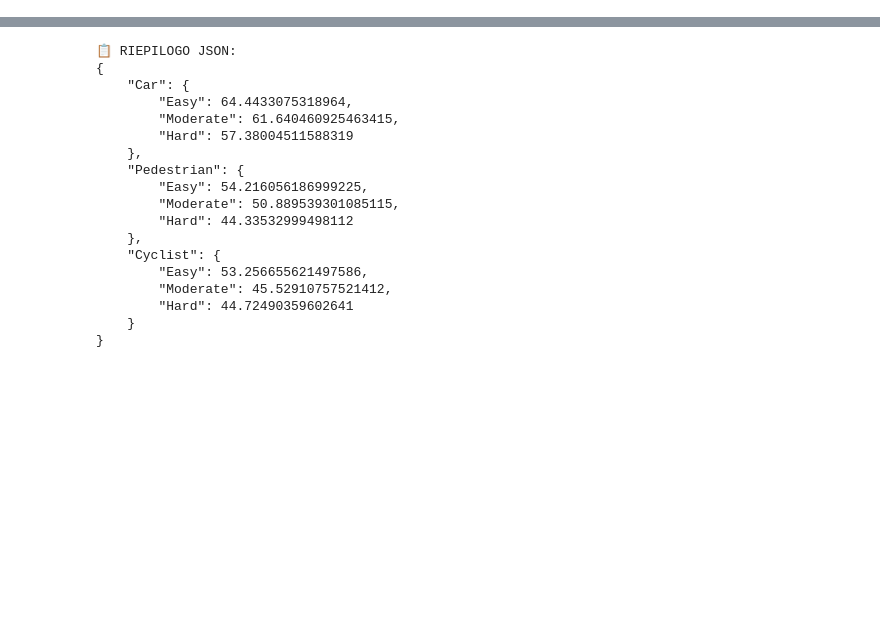
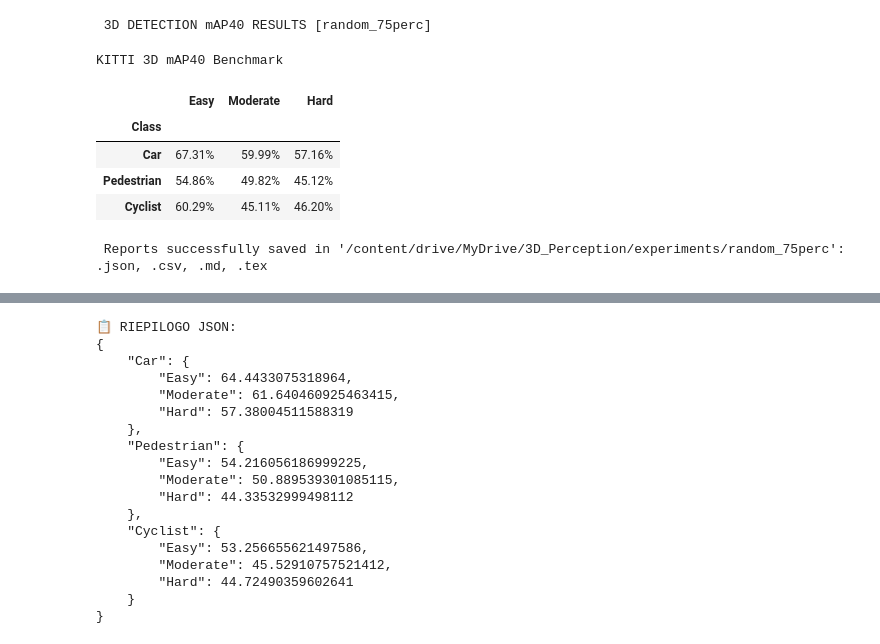
Before and after one commit to giacomosalvatori03/3D_Perception, a Jupyter notebook: notebooks/01_lidar_degradation.ipynb, the cells around one changed output, grey strips where cells are left out. Cells and saved outputs as stored; diff of their text form; code cells hidden in the pictures; blank space fills up the shorter version.

```diff
--- a/notebooks/01_lidar_degradation.ipynb
+++ b/notebooks/01_lidar_degradation.ipynb
@@ -103,0 +130,21 @@ results = evaluator.evaluate(exp_path)
+# %%
+import sys
+
+sys.path.insert(0, "/content/3D_Perception")
+from scripts.lidar_evaluator import KittiEvaluator
+
+evaluator = KittiEvaluator()
+exp_path = (
+    "/content/drive/MyDrive/3D_Perception/experiments/random_75perc"
+)
+
+results = evaluator.evaluate(exp_path)
+# %% [output]
+ 3D DETECTION mAP40 RESULTS [random_75perc]
+KITTI 3D mAP40 Benchmark
+|  | Easy | Moderate | Hard |
+| Class |  |  |  |
+| Car | 67.31% | 59.99% | 57.16% |
+| Pedestrian | 54.86% | 49.82% | 45.12% |
+| Cyclist | 60.29% | 45.11% | 46.20% |
+ Reports successfully saved in '/content/drive/MyDrive/3D_Perception/experiments/random_75perc': .json, .csv, .md, .tex
```
Also changed, not shown: parts of 10 cells of this notebook, 2 other files.
